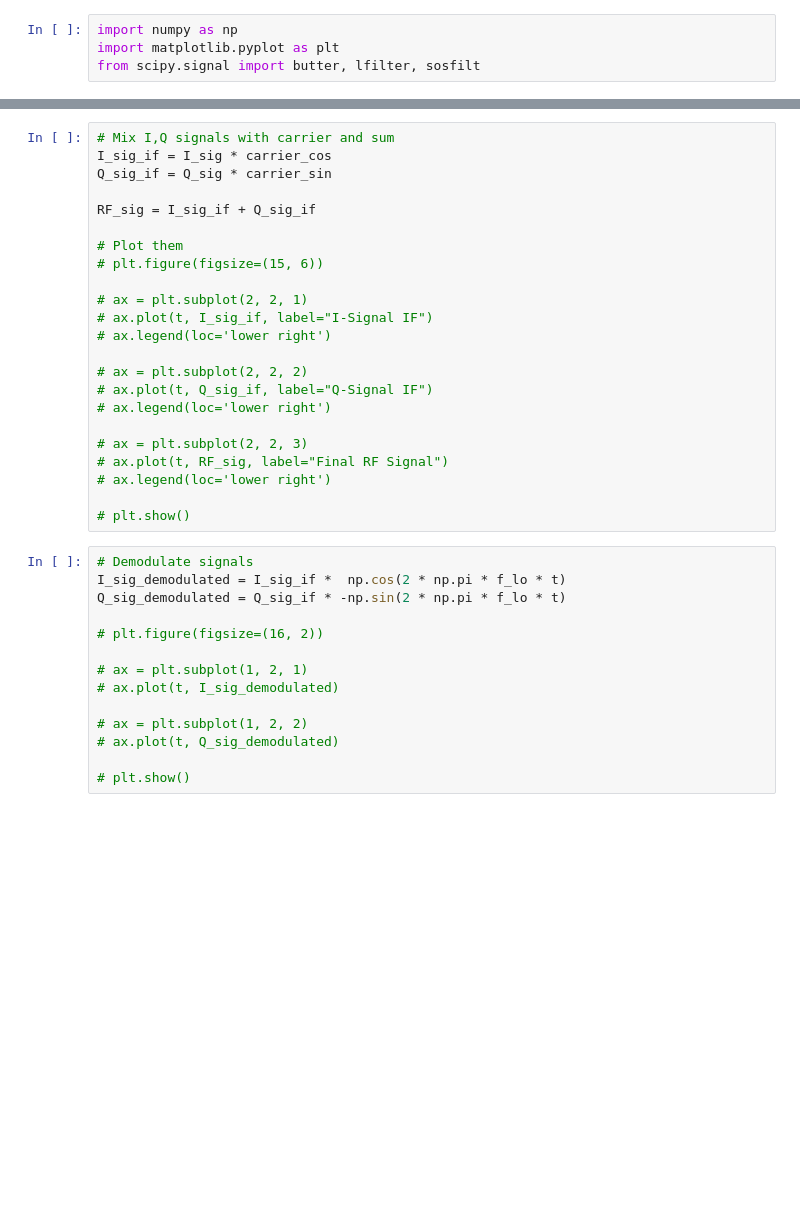
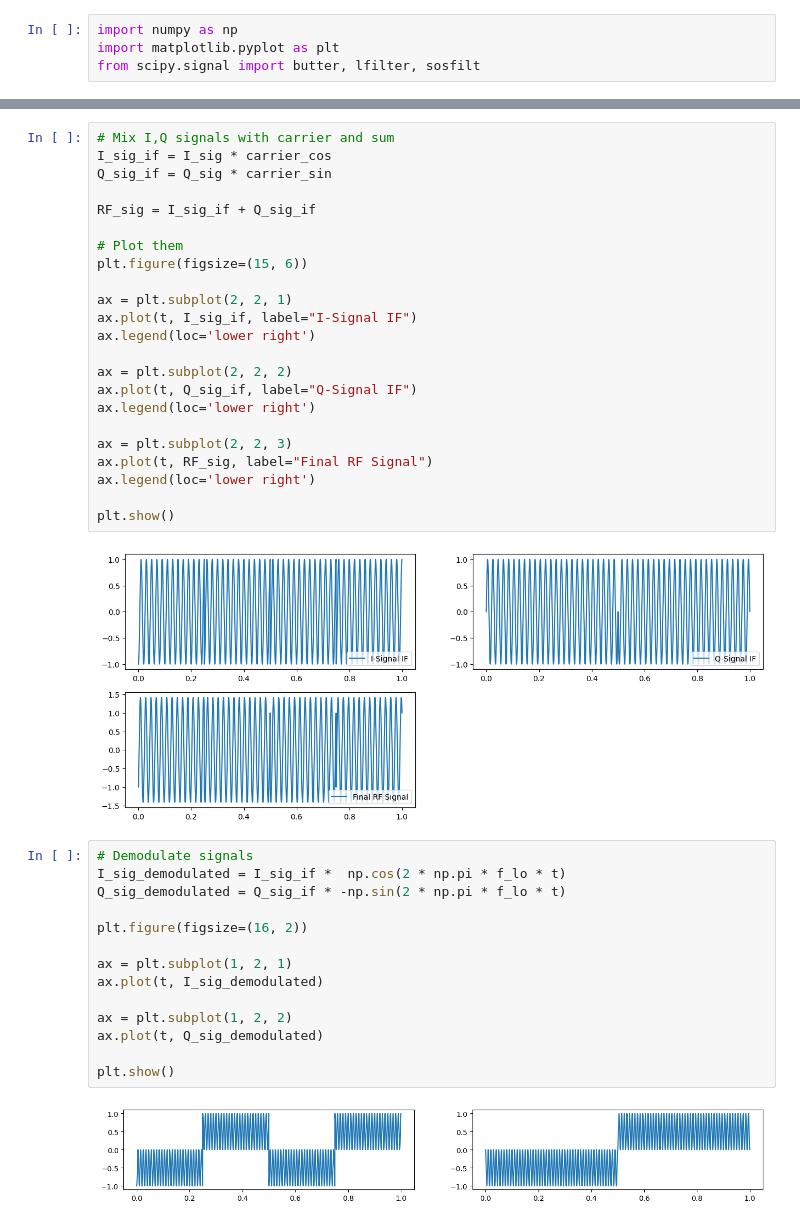
Before and after one commit to MortenSorensenNOR/rf-communication, a Jupyter notebook: qam.ipynb, the cells around one changed output, grey strips where cells are left out. Cells and saved outputs as stored; diff of their text form; blank space fills up the shorter version.

```diff
--- a/qam.ipynb
+++ b/qam.ipynb
@@ -111,40 +96,44 @@ I_sig, Q_sig
 # %%
 # Mix I,Q signals with carrier and sum
 I_sig_if = I_sig * carrier_cos
 Q_sig_if = Q_sig * carrier_sin
 
 RF_sig = I_sig_if + Q_sig_if
 
 # Plot them
-# plt.figure(figsize=(15, 6))
+plt.figure(figsize=(15, 6))
 
-# ax = plt.subplot(2, 2, 1)
-# ax.plot(t, I_sig_if, label="I-Signal IF")
-# ax.legend(loc='lower right')
+ax = plt.subplot(2, 2, 1)
+ax.plot(t, I_sig_if, label="I-Signal IF")
+ax.legend(loc='lower right')
 
-# ax = plt.subplot(2, 2, 2)
-# ax.plot(t, Q_sig_if, label="Q-Signal IF")
-# ax.legend(loc='lower right')
+ax = plt.subplot(2, 2, 2)
+ax.plot(t, Q_sig_if, label="Q-Signal IF")
+ax.legend(loc='lower right')
 
-# ax = plt.subplot(2, 2, 3)
-# ax.plot(t, RF_sig, label="Final RF Signal")
-# ax.legend(loc='lower right')
+ax = plt.subplot(2, 2, 3)
+ax.plot(t, RF_sig, label="Final RF Signal")
+ax.legend(loc='lower right')
 
-# plt.show()
+plt.show()
+# %% [output]
+[figure, added]
 # %%
 # Demodulate signals
 I_sig_demodulated = I_sig_if *  np.cos(2 * np.pi * f_lo * t)
 Q_sig_demodulated = Q_sig_if * -np.sin(2 * np.pi * f_lo * t)
 
-# plt.figure(figsize=(16, 2))
+plt.figure(figsize=(16, 2))
 
-# ax = plt.subplot(1, 2, 1)
-# ax.plot(t, I_sig_demodulated)
+ax = plt.subplot(1, 2, 1)
+ax.plot(t, I_sig_demodulated)
 
-# ax = plt.subplot(1, 2, 2)
-# ax.plot(t, Q_sig_demodulated)
+ax = plt.subplot(1, 2, 2)
+ax.plot(t, Q_sig_demodulated)
 
-# plt.show()
+plt.show()
+# %% [output]
+[figure, added]
 # %%
 # Filter the I and Q signals
 nyq = 0.5 * (1 / dt)
```
Also changed, not shown: parts of 8 cells of this notebook.
